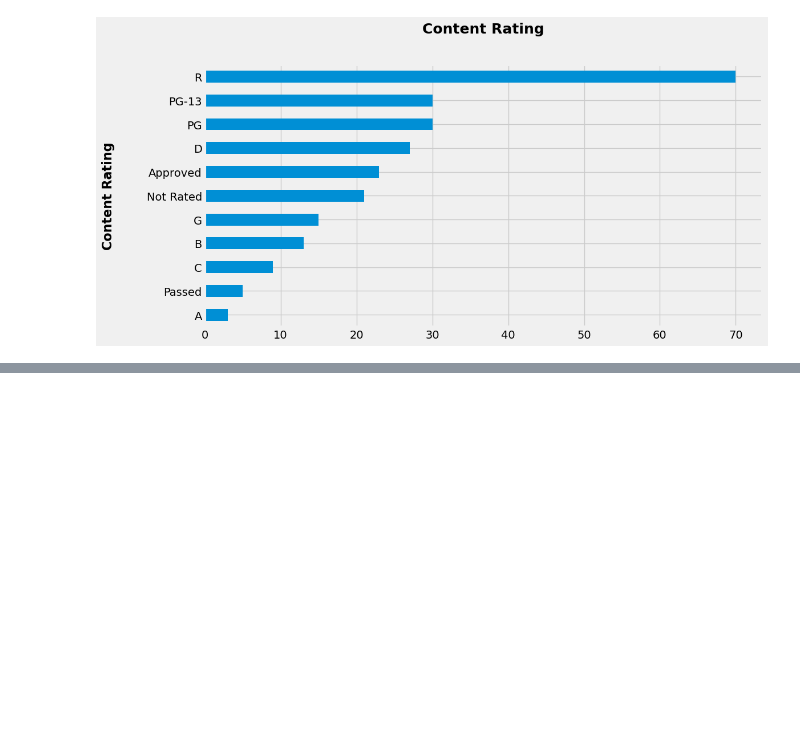
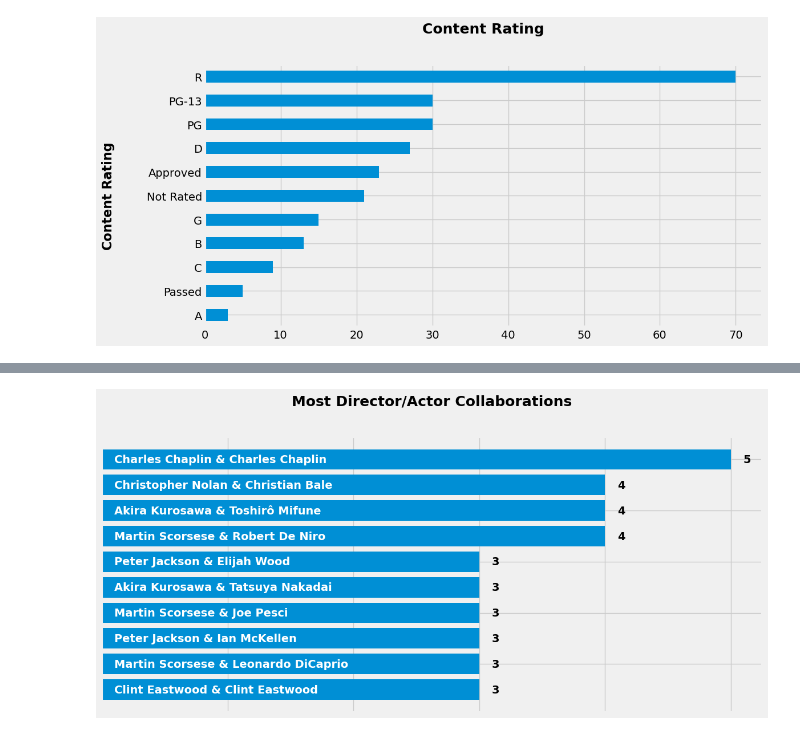
Before and after one commit to dmitkov28/notebooks, a Jupyter notebook: notebooks/ML/movies/imdb/imdb_2.ipynb, the cells around one changed output, grey strips where cells are left out. Cells and saved outputs as stored; diff of their text form; code cells hidden in the pictures; blank space fills up the shorter version.

```diff
--- a/notebooks/ML/movies/imdb/imdb_2.ipynb
+++ b/notebooks/ML/movies/imdb/imdb_2.ipynb
@@ -1074,0 +1095,16 @@ df["release_date"] = pd.to_datetime(df["release_date"])
+# %%
+fig, ax = plt.subplots()
+collabs = [_ for _ in range(len(most_successful_collabs.index))]
+values = [value for value in most_successful_collabs.values]
+bars = ax.barh(collabs, values)
+ax.set_title("Most Director/Actor Collaborations")
+ax.set_yticklabels([])
+ax.set_xticklabels([])
+ax.invert_yaxis()
+for i, bar in enumerate(bars):
+    y_position = bar.get_y() + bar.get_height() / 2
+    ax.text(bar.get_width() + 0.1, y_position, values[i], va="center", fontweight="bold")
+    ax.text(0.1, y_position, f"{most_successful_collabs.index[i][0]} & {most_successful_collabs.index[i][1]}", va="center", fontweight="bold", color="white")
+plt.show()
+# %% [output]
+[figure, added]
```
Also changed, not shown: parts of 8 cells of this notebook.
